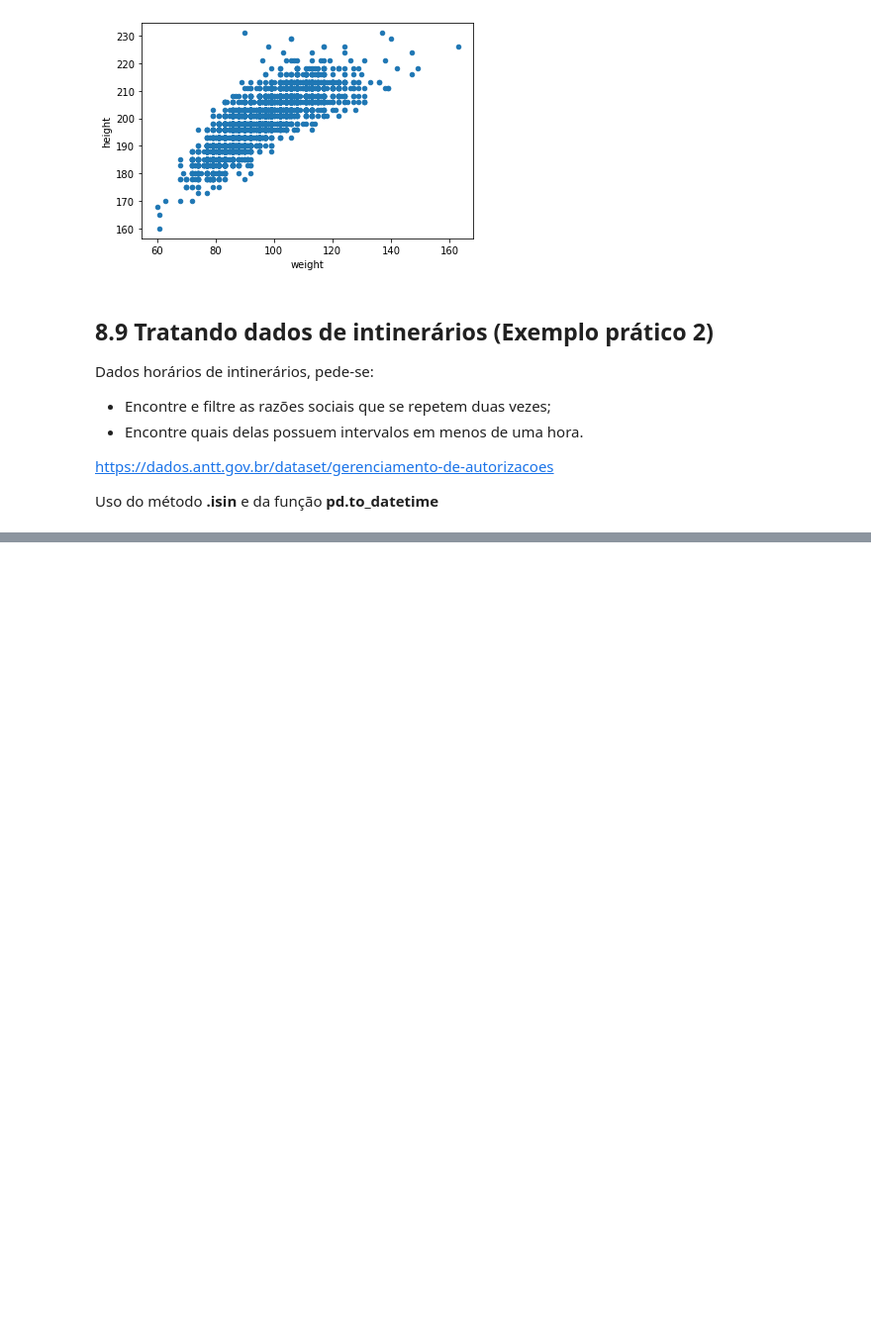
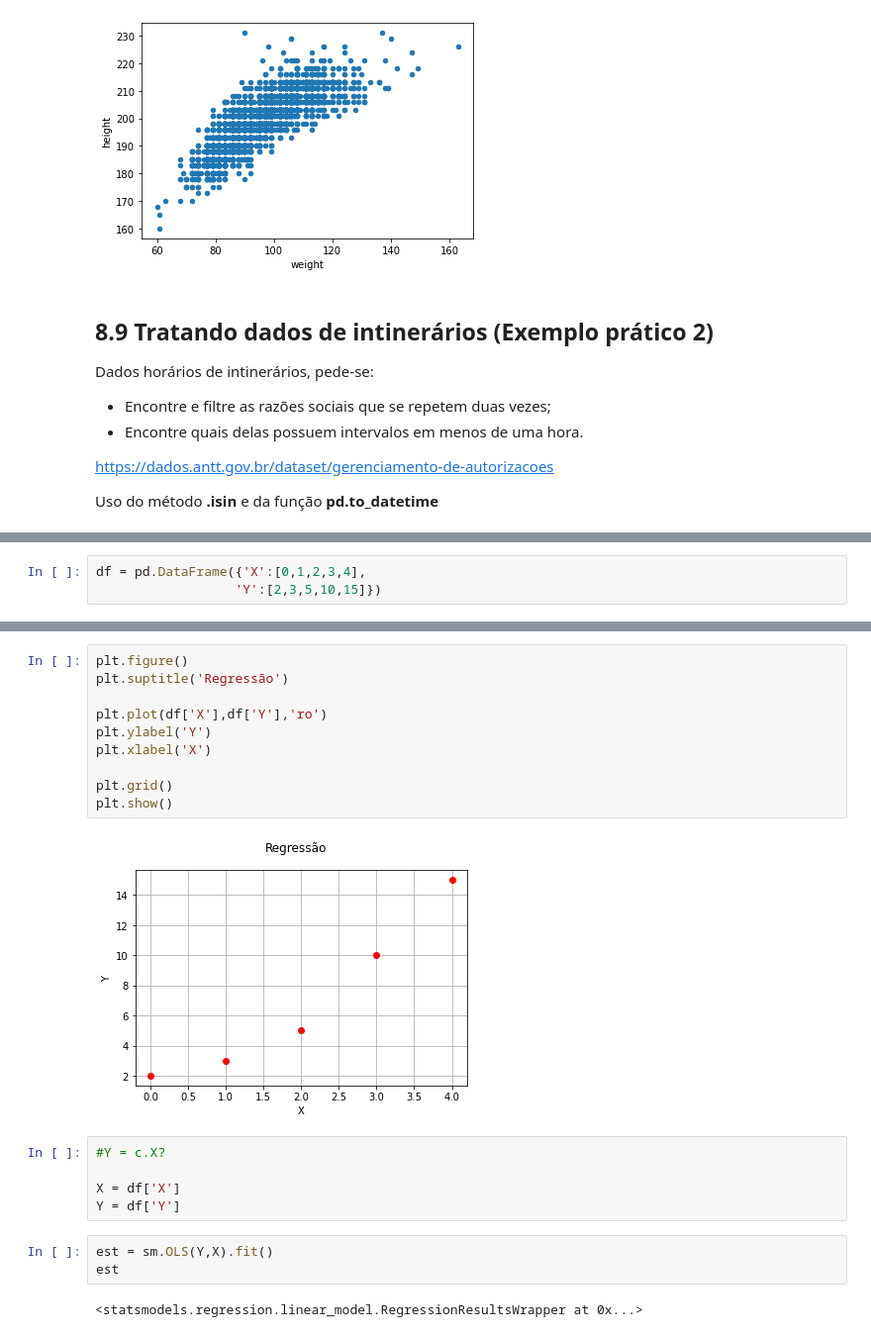
Before and after one commit to gabriel-apereira/cursos-realizados, a Jupyter notebook: python-para-engeheiros-e-cientista-basico-ao-avançado/Notebooks/8 - Fundamento Pandas.ipynb, the cells around one changed output, grey strips where cells are left out. Shown at 99% size. Cells and saved outputs as stored; diff of their text form; blank space fills up the shorter version.

```diff
--- a/python-para-engeheiros-e-cientista-basico-ao-avançado/Notebooks/8 - Fundamento Pandas.ipynb
+++ b/python-para-engeheiros-e-cientista-basico-ao-avançado/Notebooks/8 - Fundamento Pandas.ipynb
@@ -798,0 +1217,3 @@ Uso do método **.isin** e da função **pd.to_datetime**
+# %%
+df = pd.DataFrame({'X':[0,1,2,3,4],
+                  'Y':[2,3,5,10,15]})
@@ -798,0 +1229,22 @@ Uso do método **.isin** e da função **pd.to_datetime**
+# %%
+plt.figure()
+plt.suptitle('Regressão')
+
+plt.plot(df['X'],df['Y'],'ro')
+plt.ylabel('Y')
+plt.xlabel('X')
+
+plt.grid()
+plt.show()
+# %% [output]
+[figure, added]
+# %%
+#Y = c.X?
+
+X = df['X']
+Y = df['Y']
+# %%
+est = sm.OLS(Y,X).fit()
+est
+# %% [output]
+<statsmodels.regression.linear_model.RegressionResultsWrapper at 0x...>
```
Also changed, not shown: parts of 56 cells of this notebook.
